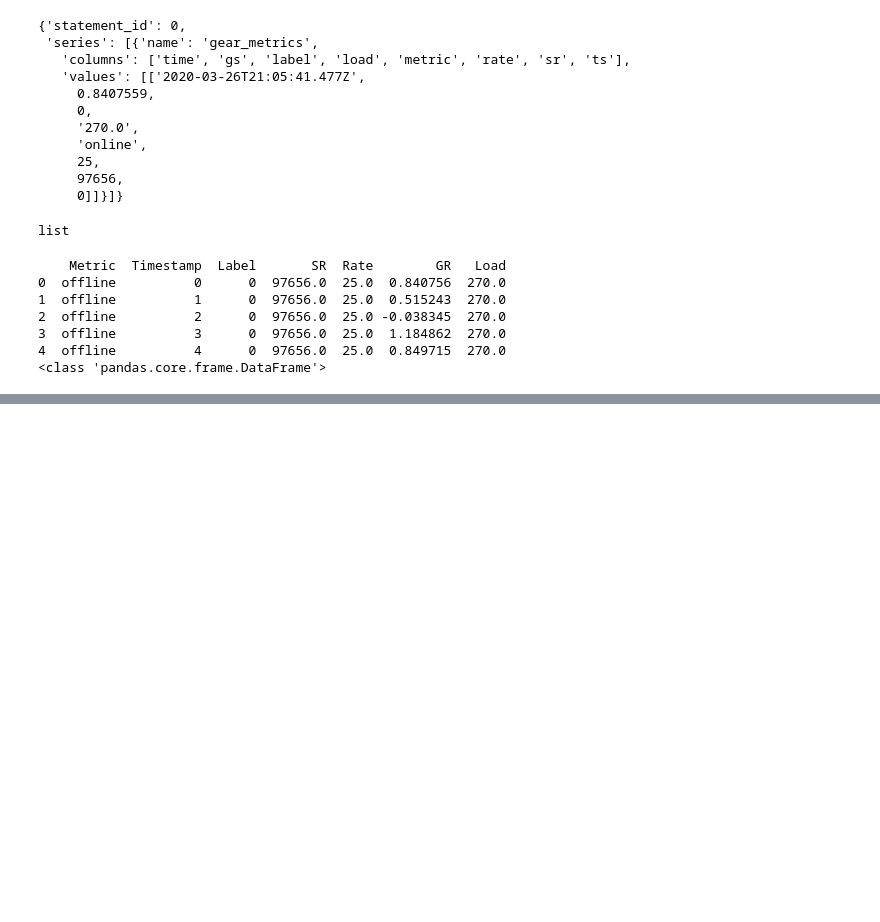
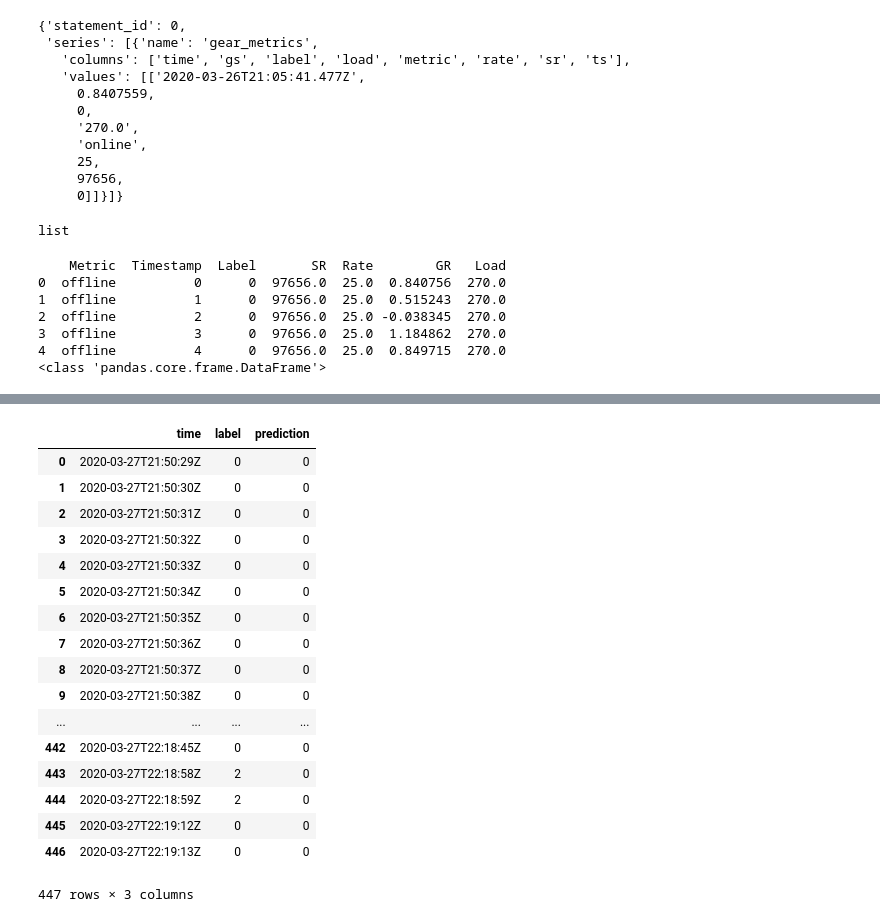
Before and after one commit to daytonpe/continuous-fault-diagnostic, a Jupyter notebook: fault-diagnostic.ipynb, the cells around one changed output, grey strips where cells are left out. Saved outputs shown, nothing was run; the diff lists cells and outputs as text; code cells hidden in the pictures; blank space fills up the shorter version.

```diff
--- a/fault-diagnostic.ipynb
+++ b/fault-diagnostic.ipynb
@@ -214,0 +226,3 @@ classifications = client.query('SELECT label FROM timeseriesdb.autogen.labeled_d
+# %%
+query = "SELECT label, prediction FROM timeseriesdb.autogen.labeled_data where time > '{}'".format(datetime.datetime.utcnow() - datetime.timedelta(minutes=5))
+print(query)
@@ -238,0 +258,21 @@ classifications.raw['series'][0]['values']
+# %%
+df
+# %% [output]
+|  | time | label | prediction |
+| 0 | 2020-03-27T21:50:29Z | 0 | 0 |
+| 1 | 2020-03-27T21:50:30Z | 0 | 0 |
+| 2 | 2020-03-27T21:50:31Z | 0 | 0 |
+| 3 | 2020-03-27T21:50:32Z | 0 | 0 |
+| 4 | 2020-03-27T21:50:33Z | 0 | 0 |
+| 5 | 2020-03-27T21:50:34Z | 0 | 0 |
+| 6 | 2020-03-27T21:50:35Z | 0 | 0 |
+| 7 | 2020-03-27T21:50:36Z | 0 | 0 |
+| 8 | 2020-03-27T21:50:37Z | 0 | 0 |
+| 9 | 2020-03-27T21:50:38Z | 0 | 0 |
+| ... | ... | ... | ... |
+| 442 | 2020-03-27T22:18:45Z | 0 | 0 |
+| 443 | 2020-03-27T22:18:58Z | 2 | 0 |
+| 444 | 2020-03-27T22:18:59Z | 2 | 0 |
+| 445 | 2020-03-27T22:19:12Z | 0 | 0 |
+| 446 | 2020-03-27T22:19:13Z | 0 | 0 |
+447 rows × 3 columns
```
Also changed, not shown: parts of 16 cells of this notebook, 6 other files.
